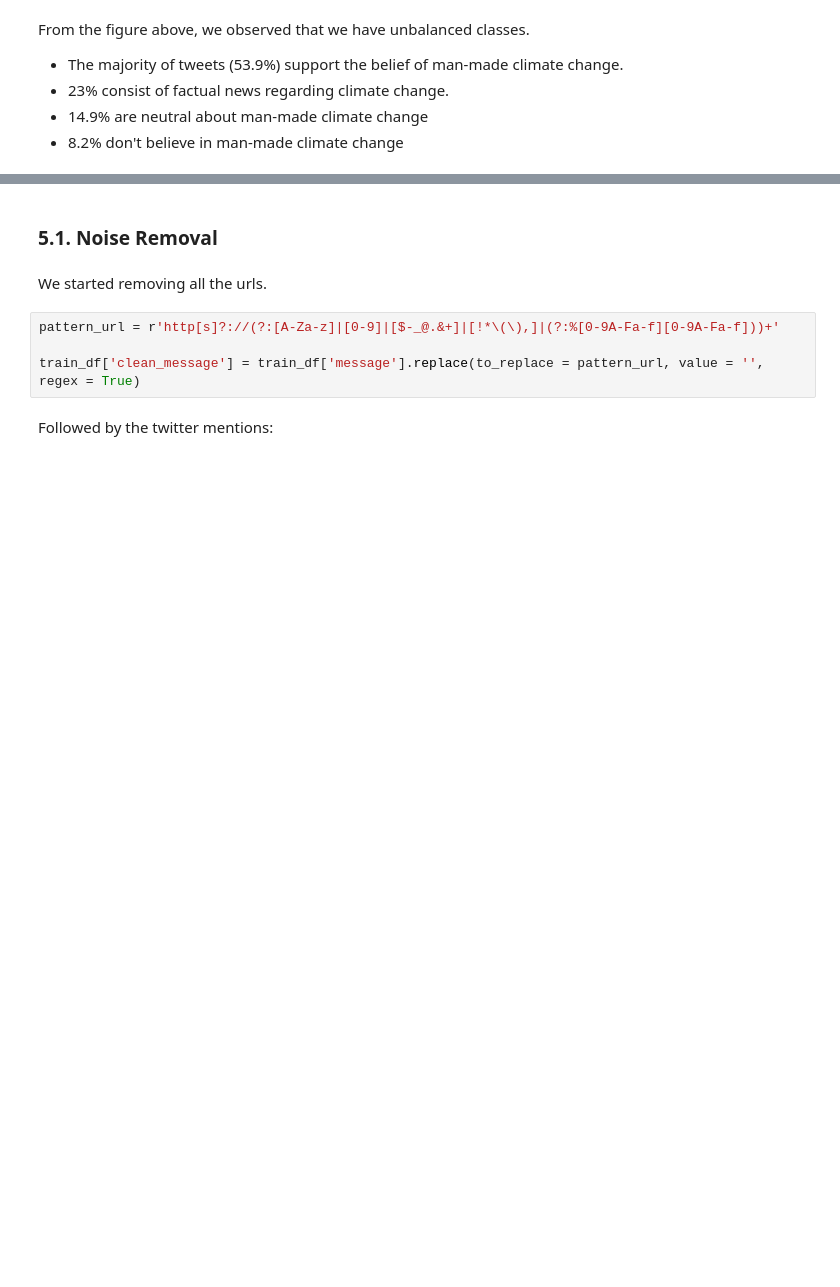
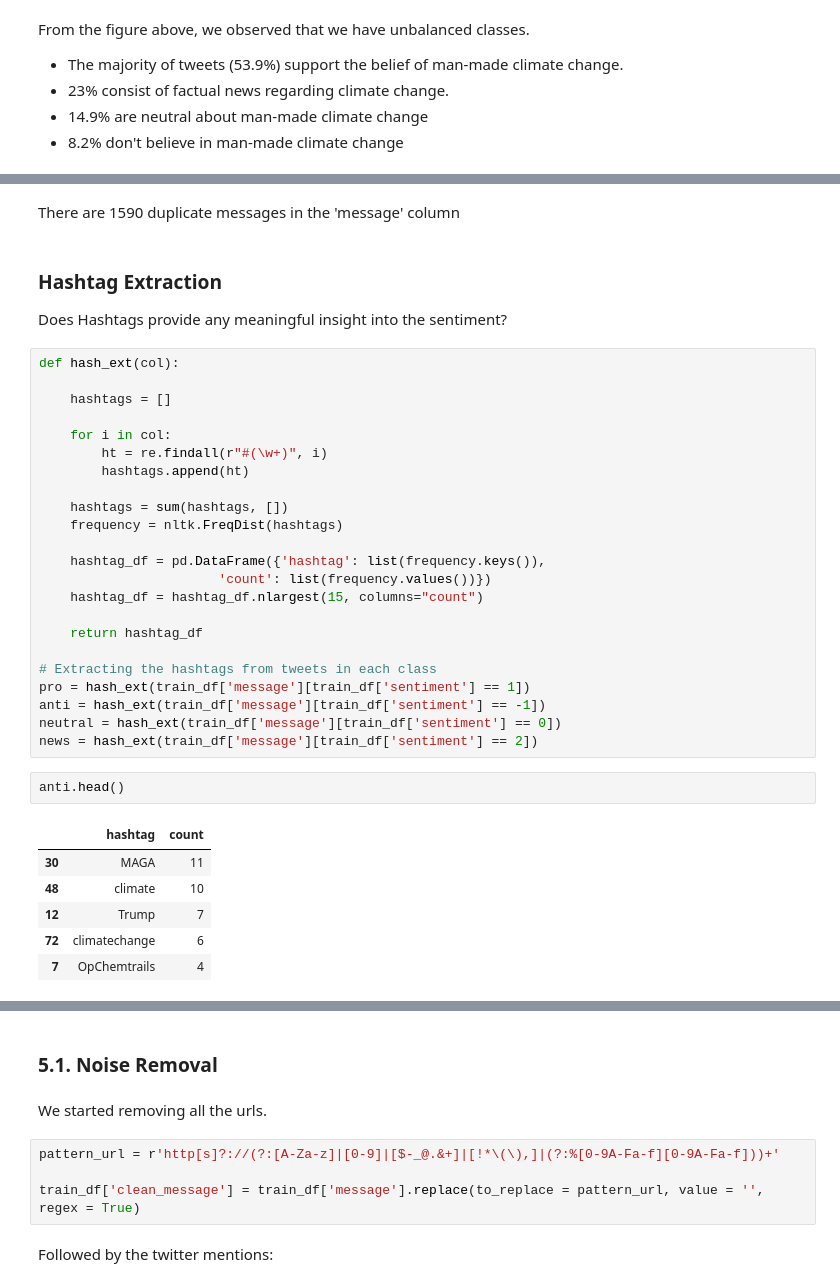
Before and after one commit to nkonyanihlulani/EDSA_Classification_TS3, a Jupyter notebook: EDSA_Classification_TS3.ipynb, the cells around one changed output, grey strips where cells are left out. Drawn from its saved outputs; the diff is of its cells as text; blank space fills up the shorter version.

Commit message:
Imbalanced Data
Upsampling and Downsampling

+

Hashtag extraction based on class

```diff
--- a/EDSA_Classification_TS3.ipynb
+++ b/EDSA_Classification_TS3.ipynb
@@ -146,0 +161,38 @@ From the figure above, we observed that we have unbalanced classes.
+# %% [markdown]
+There are 1590 duplicate messages in the 'message' column
+# %% [markdown]
+### Hashtag Extraction
+
+Does Hashtags provide any meaningful insight into the sentiment?
+# %%
+def hash_ext(col):
+
+    hashtags = []
+
+    for i in col:
+        ht = re.findall(r"#(\w+)", i)
+        hashtags.append(ht)
+
+    hashtags = sum(hashtags, [])
+    frequency = nltk.FreqDist(hashtags)
+
+    hashtag_df = pd.DataFrame({'hashtag': list(frequency.keys()),
+                       'count': list(frequency.values())})
+    hashtag_df = hashtag_df.nlargest(15, columns="count")
+
+    return hashtag_df
+
+# Extracting the hashtags from tweets in each class
+pro = hash_ext(train_df['message'][train_df['sentiment'] == 1])
+anti = hash_ext(train_df['message'][train_df['sentiment'] == -1])
+neutral = hash_ext(train_df['message'][train_df['sentiment'] == 0])
+news = hash_ext(train_df['message'][train_df['sentiment'] == 2])
+# %%
+anti.head()
+# %% [output]
+|  | hashtag | count |
+| 30 | MAGA | 11 |
+| 48 | climate | 10 |
+| 12 | Trump | 7 |
+| 72 | climatechange | 6 |
+| 7 | OpChemtrails | 4 |
```
Also changed, not shown: parts of 28 cells of this notebook.
